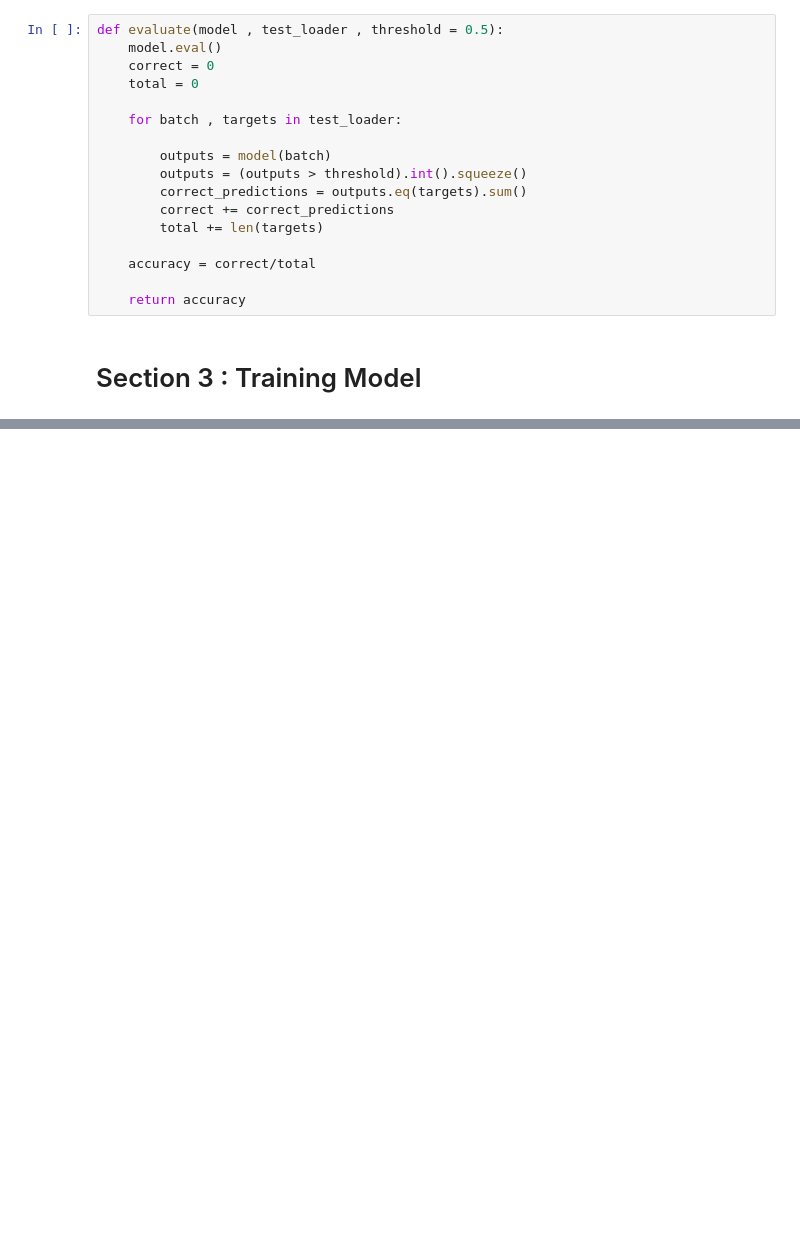
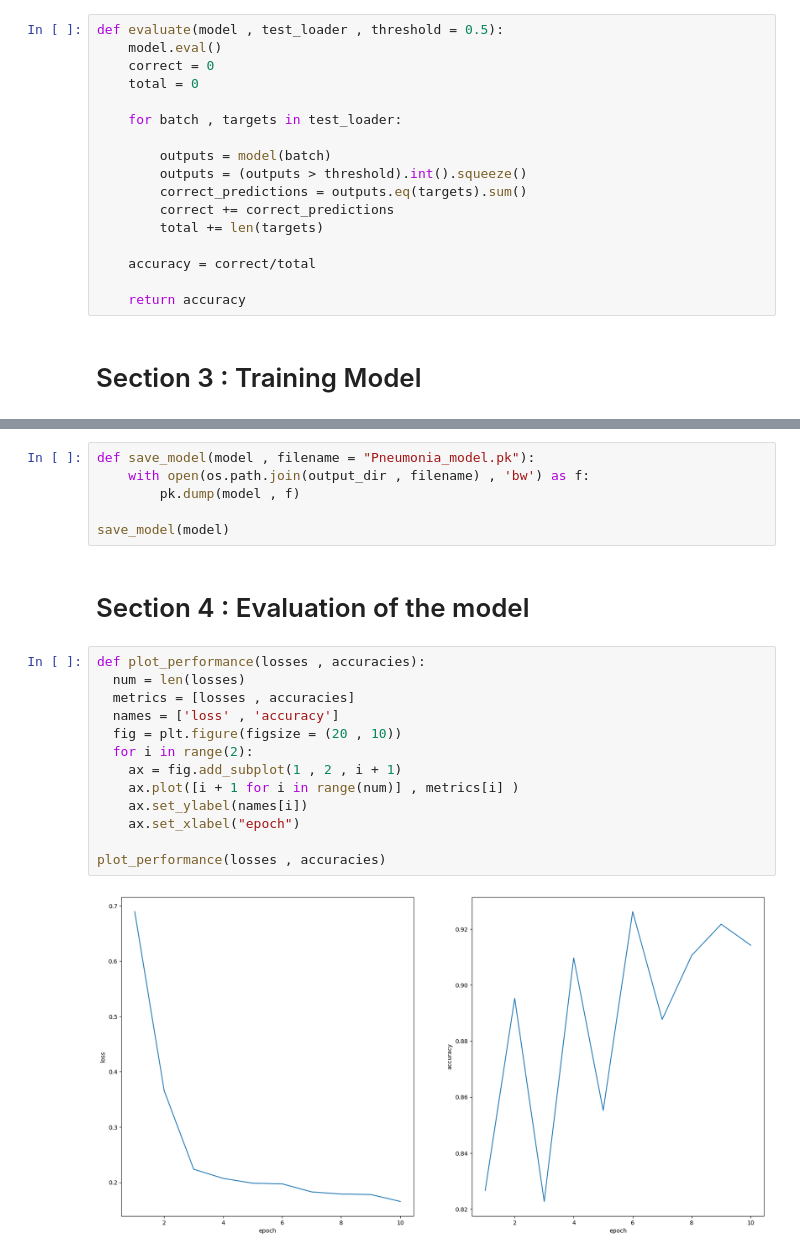
Before and after one commit to OmarGamalH/PneumoNet-Deep-Learning-for-Pneumonia-Detection, a Jupyter notebook: pneumonia-project.ipynb, the cells around one changed output, grey strips where cells are left out. Saved outputs shown, nothing was run; the diff lists cells and outputs as text; blank space fills up the shorter version.

```diff
--- a/pneumonia-project.ipynb
+++ b/pneumonia-project.ipynb
@@ -258,0 +260,23 @@ EPOCH[10/10]: accuracy : 0.9142082929611206 , loss : 0.1654123840329703
+# %%
+def save_model(model , filename = "Pneumonia_model.pk"):
+    with open(os.path.join(output_dir , filename) , 'bw') as f:
+        pk.dump(model , f)
+
+save_model(model)
+# %% [markdown]
+# Section 4 : Evaluation of the model
+# %%
+def plot_performance(losses , accuracies):
+  num = len(losses)
+  metrics = [losses , accuracies]
+  names = ['loss' , 'accuracy']
+  fig = plt.figure(figsize = (20 , 10))
+  for i in range(2):
+    ax = fig.add_subplot(1 , 2 , i + 1)
+    ax.plot([i + 1 for i in range(num)] , metrics[i] )
+    ax.set_ylabel(names[i])
+    ax.set_xlabel("epoch")
+
+plot_performance(losses , accuracies)
+# %% [output]
+[figure, added]
```
Also changed, not shown: parts of 7 cells of this notebook, 8 other files.
